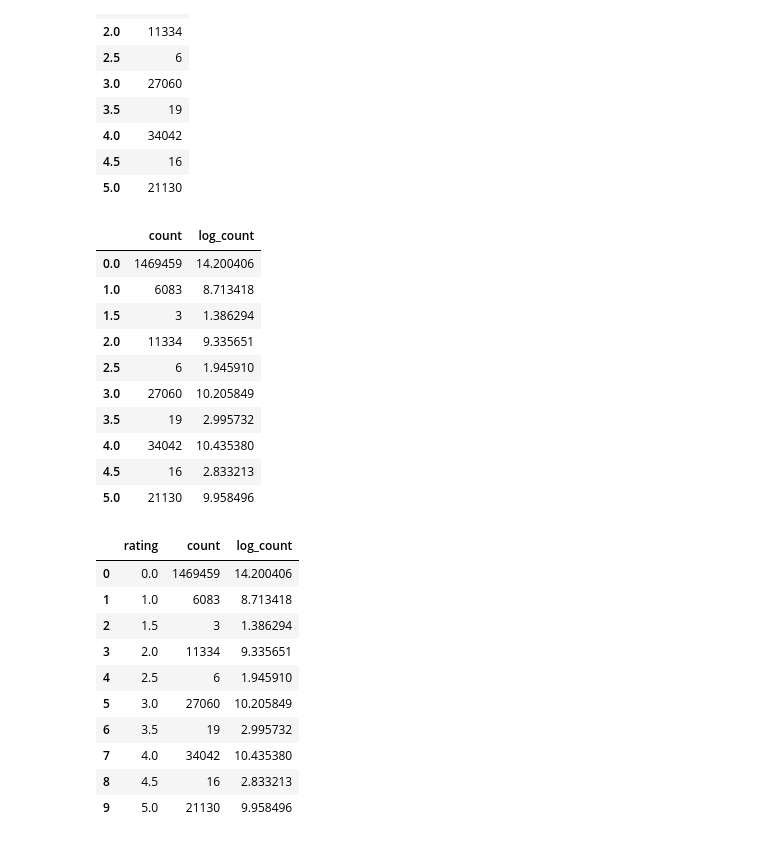
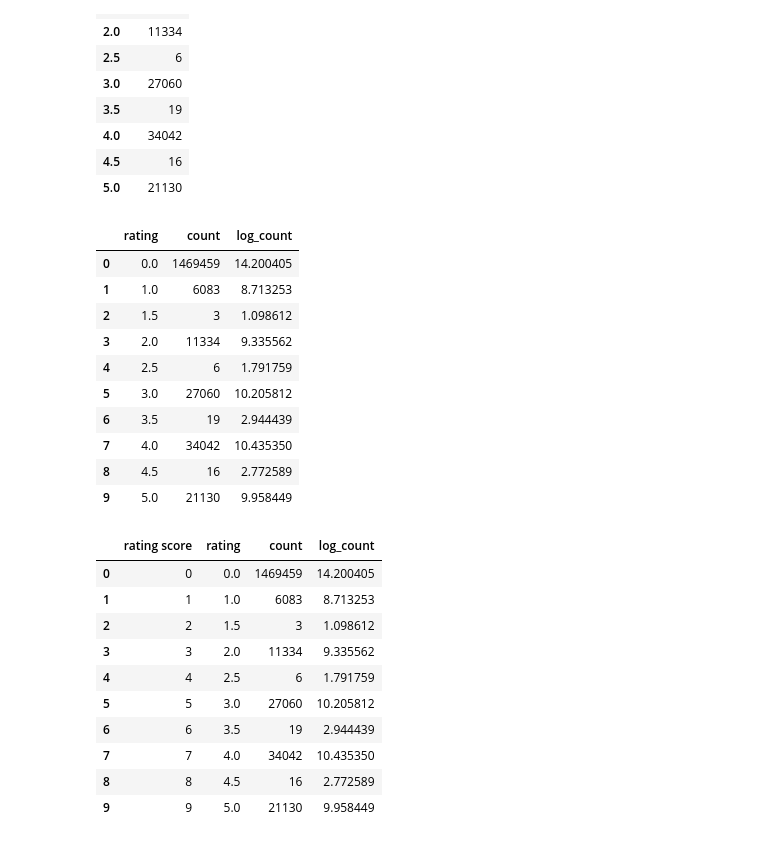
Before and after one commit to ShashankMk031/Recommendation-system, a Jupyter notebook: item_based_recommender_system.ipynb, the cells around one changed output. Saved outputs shown, nothing was run; the diff lists cells and outputs as text; code cells hidden in the pictures.

```diff
--- a/item_based_recommender_system.ipynb
+++ b/item_based_recommender_system.ipynb
@@ -190,32 +190,32 @@ rating_count_df
 | 5.0 | 21130 |
 # %%
 #Log count
-rating_count_df['log_count'] = np.log(rating_count_df['count'] + 1)
+rating_count_df['log_count'] = np.log(rating_count_df['count'])
 rating_count_df
 # %% [output]
-|  | count | log_count |
-| 0.0 | 1469459 | 14.200406 |
-| 1.0 | 6083 | 8.713418 |
-| 1.5 | 3 | 1.386294 |
-| 2.0 | 11334 | 9.335651 |
-| 2.5 | 6 | 1.945910 |
-| 3.0 | 27060 | 10.205849 |
-| 3.5 | 19 | 2.995732 |
-| 4.0 | 34042 | 10.435380 |
-| 4.5 | 16 | 2.833213 |
-| 5.0 | 21130 | 9.958496 |
+|  | rating | count | log_count |
+| 0 | 0.0 | 1469459 | 14.200405 |
+| 1 | 1.0 | 6083 | 8.713253 |
+| 2 | 1.5 | 3 | 1.098612 |
+| 3 | 2.0 | 11334 | 9.335562 |
+| 4 | 2.5 | 6 | 1.791759 |
+| 5 | 3.0 | 27060 | 10.205812 |
+| 6 | 3.5 | 19 | 2.944439 |
+| 7 | 4.0 | 34042 | 10.435350 |
+| 8 | 4.5 | 16 | 2.772589 |
+| 9 | 5.0 | 21130 | 9.958449 |
 # %%
-rating_count_df = rating_count_df.reset_index().rename(columns = {'index': 'rating'})
+rating_count_df = rating_count_df.reset_index().rename(columns={'index': 'rating score'})
 rating_count_df
 # %% [output]
-|  | rating | count | log_count |
-| 0 | 0.0 | 1469459 | 14.200406 |
-| 1 | 1.0 | 6083 | 8.713418 |
-| 2 | 1.5 | 3 | 1.386294 |
-| 3 | 2.0 | 11334 | 9.335651 |
-| 4 | 2.5 | 6 | 1.945910 |
-| 5 | 3.0 | 27060 | 10.205849 |
-| 6 | 3.5 | 19 | 2.995732 |
-| 7 | 4.0 | 34042 | 10.435380 |
-| 8 | 4.5 | 16 | 2.833213 |
-| 9 | 5.0 | 21130 | 9.958496 |
+|  | rating score | rating | count | log_count |
+| 0 | 0 | 0.0 | 1469459 | 14.200405 |
+| 1 | 1 | 1.0 | 6083 | 8.713253 |
+| 2 | 2 | 1.5 | 3 | 1.098612 |
+| 3 | 3 | 2.0 | 11334 | 9.335562 |
+| 4 | 4 | 2.5 | 6 | 1.791759 |
+| 5 | 5 | 3.0 | 27060 | 10.205812 |
+| 6 | 6 | 3.5 | 19 | 2.944439 |
+| 7 | 7 | 4.0 | 34042 | 10.435350 |
+| 8 | 8 | 4.5 | 16 | 2.772589 |
+| 9 | 9 | 5.0 | 21130 | 9.958449 |
```
Also changed, not shown: parts of 10 cells of this notebook.
